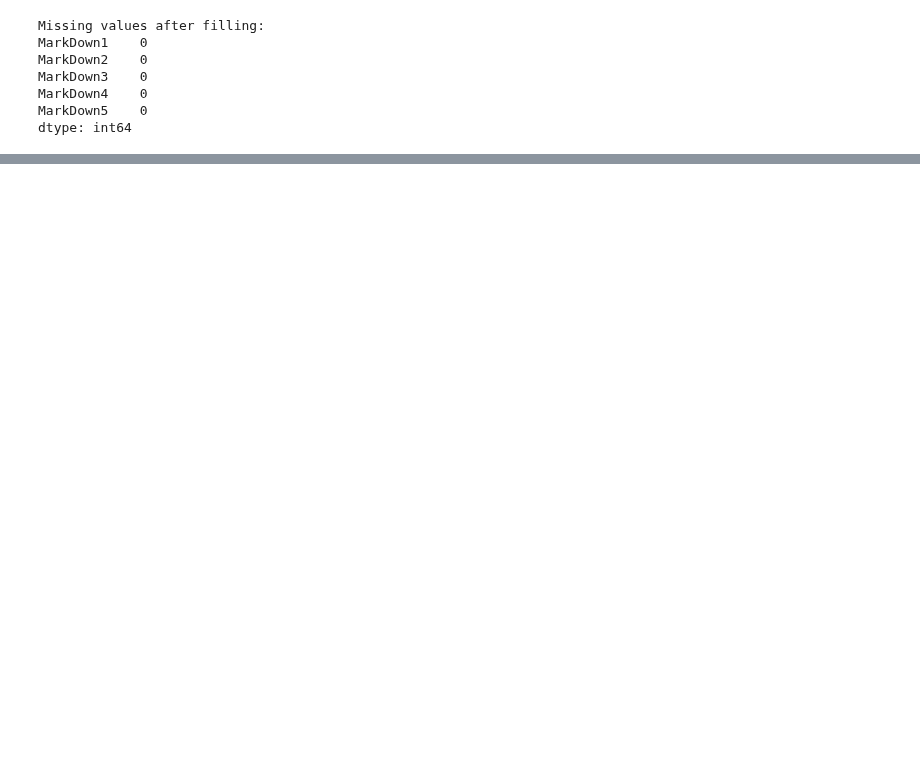
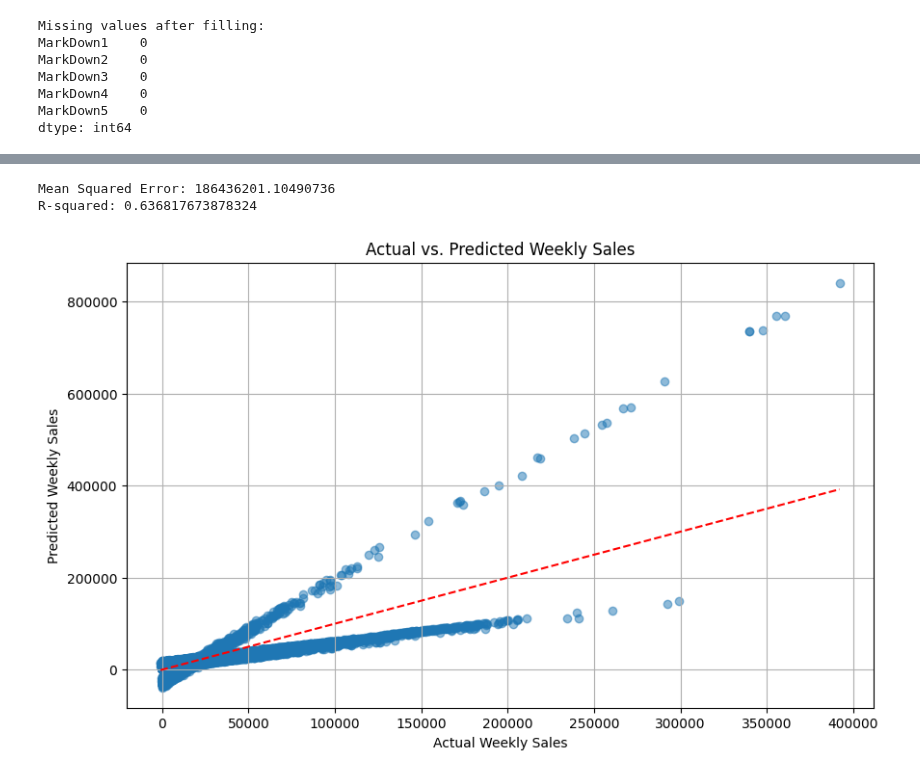
Before and after one commit to MarshallW11/MLProject, a Jupyter notebook: MLProject.ipynb, the cells around one changed output, grey strips where cells are left out. Cells and saved outputs as stored; diff of their text form; code cells hidden in the pictures; blank space fills up the shorter version.

```diff
--- a/MLProject.ipynb
+++ b/MLProject.ipynb
@@ -307,0 +329,40 @@ fatal: not a git repository (or any of the parent directories): .git
+# %%
+from sklearn.model_selection import train_test_split
+from sklearn.model_selection import GridSearchCV, StratifiedGroupKFold
+from sklearn.linear_model import LinearRegression
+from sklearn.metrics import mean_squared_error, r2_score
+from sklearn.preprocessing import LabelEncoder
+import matplotlib.pyplot as plt
+import numpy as np
+
+
+X = combined.drop(columns=['Weekly_Sales', 'Month', 'WeekOfYear', 'Date'])
+y = combined['Weekly_Sales']
+
+label_encoder = LabelEncoder()
+X['Type'] = label_encoder.fit_transform(X['Type'])
+X['Holiday'] = label_encoder.fit_transform(X['Holiday'])
+linear_regression_model = LinearRegression()
+
+x_train, x_test, y_train, y_test = train_test_split(X, y, test_size=0.2, random_state=42)
+linear_regression_model.fit(x_train, y_train)
+y_pred = linear_regression_model.predict(x_test)
+
+mse =mean_squared_error(y_test, y_pred)
+r2 = r2_score(y_test, y_pred)
+
+print(f"Mean Squared Error: {mse}")
+print(f"R-squared: {r2}")
+
+plt.figure(figsize=(10, 6))
+plt.scatter(y_test, y_pred, alpha=0.5)
+plt.plot([y_test.min(), y_test.max()], [y_test.min(), y_test.max()], 'r--')  # Line of perfect prediction
+plt.xlabel("Actual Weekly Sales")
+plt.ylabel("Predicted Weekly Sales")
+plt.title("Actual vs. Predicted Weekly Sales")
+plt.grid(True)
+plt.show()
+# %% [output]
+Mean Squared Error: 186436201.10490736
+R-squared: 0.636817673878324
+[figure, added]
```
Also changed, not shown: parts of 14 cells of this notebook.
